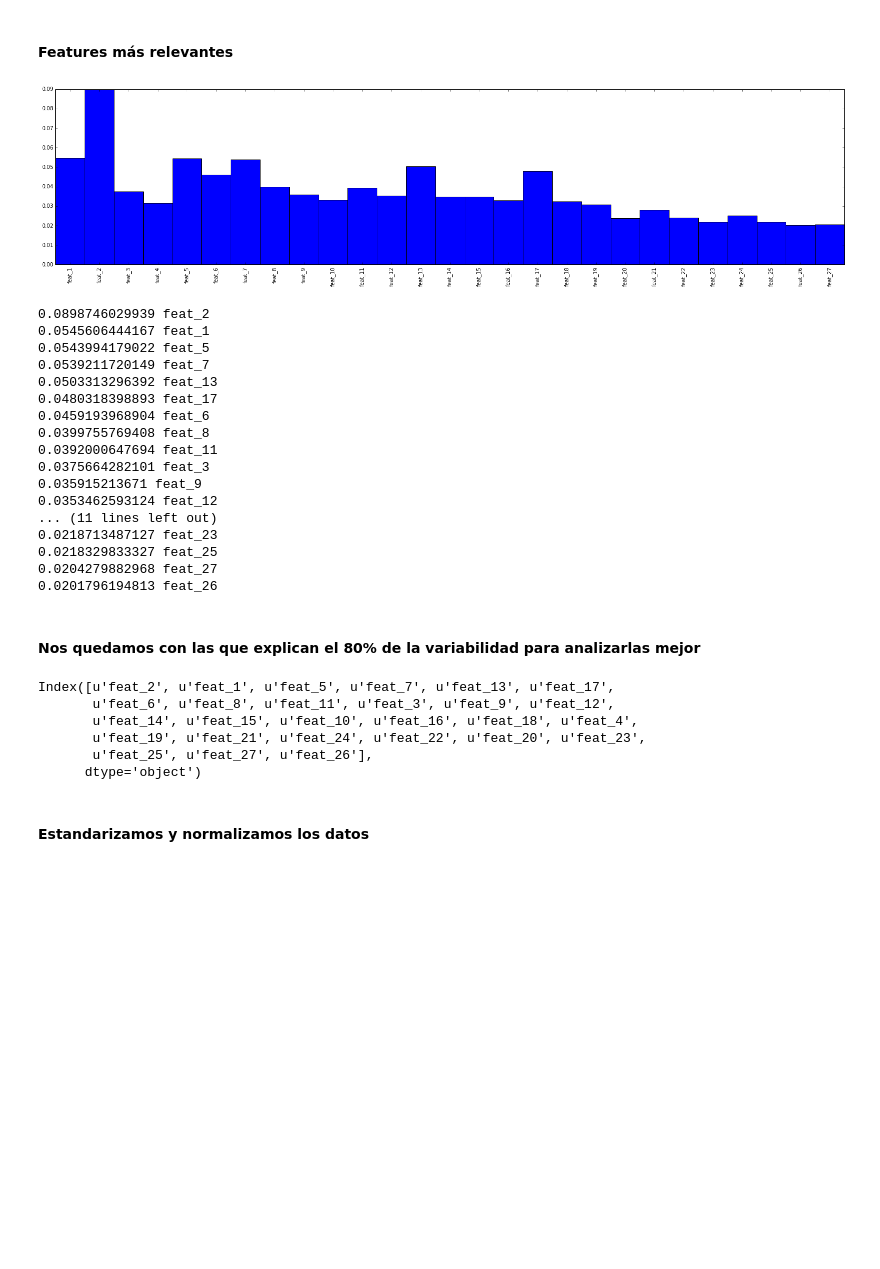
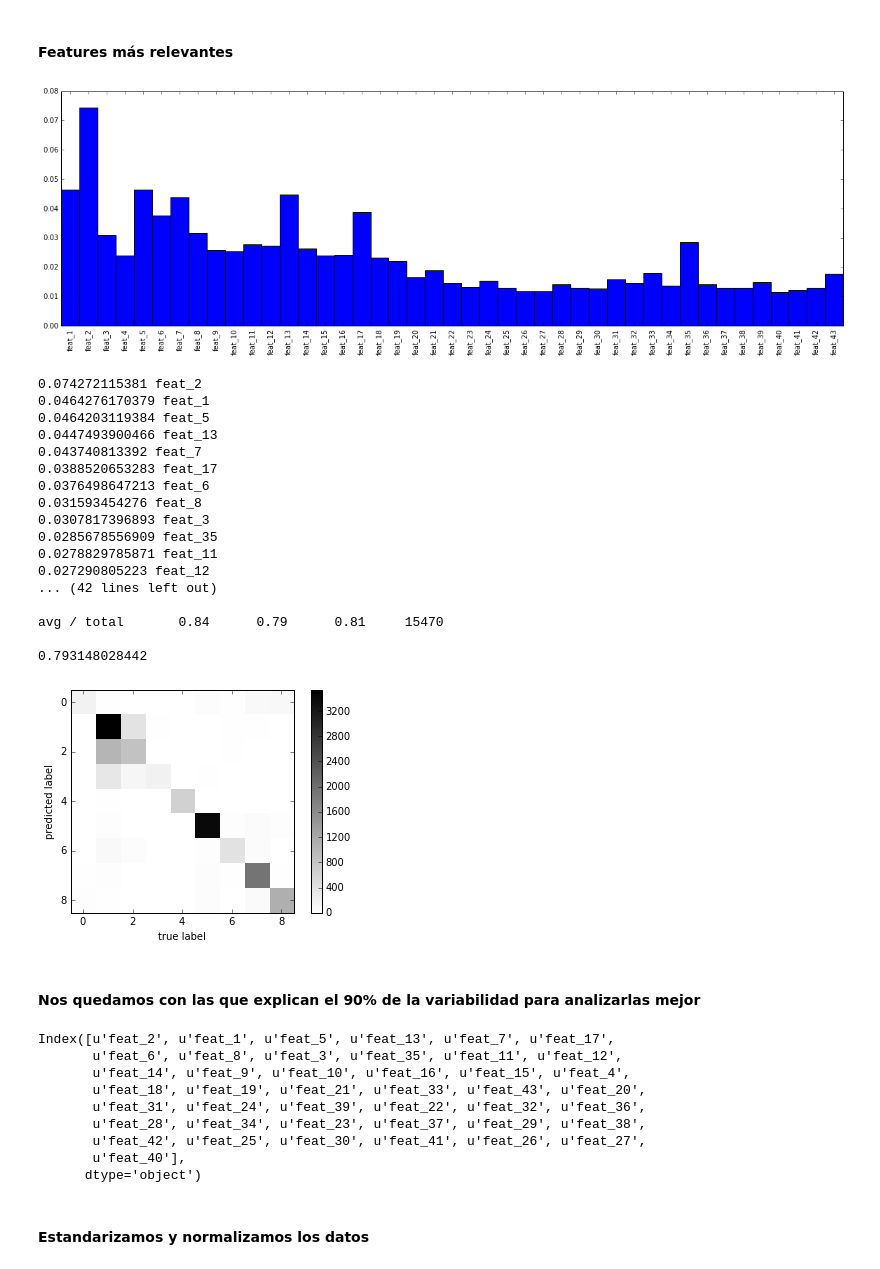
Before and after one commit to Pazitos10/DSS, a Jupyter notebook: tp_final/tp_final.ipynb, the cells around one changed output. Drawn from its saved outputs; the diff is of its cells as text; code cells hidden in the pictures; blank space fills up the shorter version.

```diff
--- a/tp_final/tp_final.ipynb
+++ b/tp_final/tp_final.ipynb
@@ -131,53 +99,60 @@ avg / total       0.85      0.83      0.83     15470
 # %% [markdown]
 #### Features más relevantes
 # %%
-from sklearn import decomposition
-
-n_components = 27 #con 27 componentes explicamos el 80% de la variabilidad
-pca = decomposition.PCA(n_components=n_components)
+#n_components = 27 #explicamos el 80% de la variabilidad
+n_components = 43 #explicamos el 90% de la variabilidad
+pca = PCA(n_components=n_components)
 pca.fit(X)
 X_pca = pca.transform(X)
 
+X_pca_scaler = preprocessing.MinMaxScaler()
+X_pca_scaled = X_pca_scaler.fit_transform(X_pca)
 
-X_train, X_test, y_train, y_test = train_test_split(X_pca, y_encoded, test_size=0.25)
+X_train, X_test, y_train, y_test = train_test_split(X_pca_scaled.astype(np.float32),
+                                                    y_encoded, test_size=0.25)
 
 etc_3 = ExtraTreesClassifier(max_features=0.42, n_estimators=400, n_jobs=2)
 etc_3.fit(X_train, y_train)
 y_pred_etc_3 = etc_3.predict(X_test)
 
 importances = etc_3.feature_importances_
 
 text = map(lambda i: df.columns[1:-1][i], range(n_components))
-plt.figure(figsize=(n_components, 6))
+plt.figure(figsize=(20, 6))
 plt.bar(range(n_components), height=importances,  width=1.)
 plt.xticks(np.arange(0.5, n_components, 1.), text, rotation=90)
 plt.xlim((0, n_components))
 plt.show()
 
 indices = np.argsort(importances)[::-1]
 for i in range(n_components):
     print importances[indices[i]], df.columns[1:-1][indices[i]]
+
+print classification_report(y_pred_etc_3, y_test)
+print etc_3.score(X_test, y_test) #100 estimadores = 0.78 - 400 estimadores = 0.79
+plot_matrix(etc_3, X_test, y_test)
 # %% [output]
-[figure, old version]
+[figure, new version]
-0.0898746029939 feat_2
-0.0545606444167 feat_1
-0.0543994179022 feat_5
-0.0539211720149 feat_7
-0.0503313296392 feat_13
-0.0480318398893 feat_17
-0.0459193968904 feat_6
-0.0399755769408 feat_8
-0.0392000647694 feat_11
-0.0375664282101 feat_3
-0.035915213671 feat_9
-0.0353462593124 feat_12
-... (11 lines left out)
-0.0218713487127 feat_23
-0.0218329833327 feat_25
-0.0204279882968 feat_27
-0.0201796194813 feat_26
+0.074272115381 feat_2
+0.0464276170379 feat_1
+0.0464203119384 feat_5
+0.0447493900466 feat_13
+0.043740813392 feat_7
+0.0388520653283 feat_17
+0.0376498647213 feat_6
+0.031593454276 feat_8
+0.0307817396893 feat_3
+0.0285678556909 feat_35
+0.0278829785871 feat_11
+0.027290805223 feat_12
+... (42 lines left out)
+
+avg / total       0.84      0.79      0.81     15470
+
+0.793148028442
+[figure, added]
 # %% [markdown]
-#### Nos quedamos con las que explican el 80% de la variabilidad para analizarlas mejor
+#### Nos quedamos con las que explican el 90% de la variabilidad para analizarlas mejor
 # %%
 new_X_idx = []
 for i in range(n_components):
@@ -186,11 +161,14 @@ for i in range(n_components):
 new_X = df[new_X_idx]
 print new_X.columns
 # %% [output]
-Index([u'feat_2', u'feat_1', u'feat_5', u'feat_7', u'feat_13', u'feat_17',
-       u'feat_6', u'feat_8', u'feat_11', u'feat_3', u'feat_9', u'feat_12',
-       u'feat_14', u'feat_15', u'feat_10', u'feat_16', u'feat_18', u'feat_4',
-       u'feat_19', u'feat_21', u'feat_24', u'feat_22', u'feat_20', u'feat_23',
-       u'feat_25', u'feat_27', u'feat_26'],
+Index([u'feat_2', u'feat_1', u'feat_5', u'feat_13', u'feat_7', u'feat_17',
+       u'feat_6', u'feat_8', u'feat_3', u'feat_35', u'feat_11', u'feat_12',
+       u'feat_14', u'feat_9', u'feat_10', u'feat_16', u'feat_15', u'feat_4',
+       u'feat_18', u'feat_19', u'feat_21', u'feat_33', u'feat_43', u'feat_20',
+       u'feat_31', u'feat_24', u'feat_39', u'feat_22', u'feat_32', u'feat_36',
+       u'feat_28', u'feat_34', u'feat_23', u'feat_37', u'feat_29', u'feat_38',
+       u'feat_42', u'feat_25', u'feat_30', u'feat_41', u'feat_26', u'feat_27',
+       u'feat_40'],
       dtype='object')
 # %% [markdown]
 #### Estandarizamos y normalizamos los datos
```
Also changed, not shown: parts of 6 cells of this notebook.
